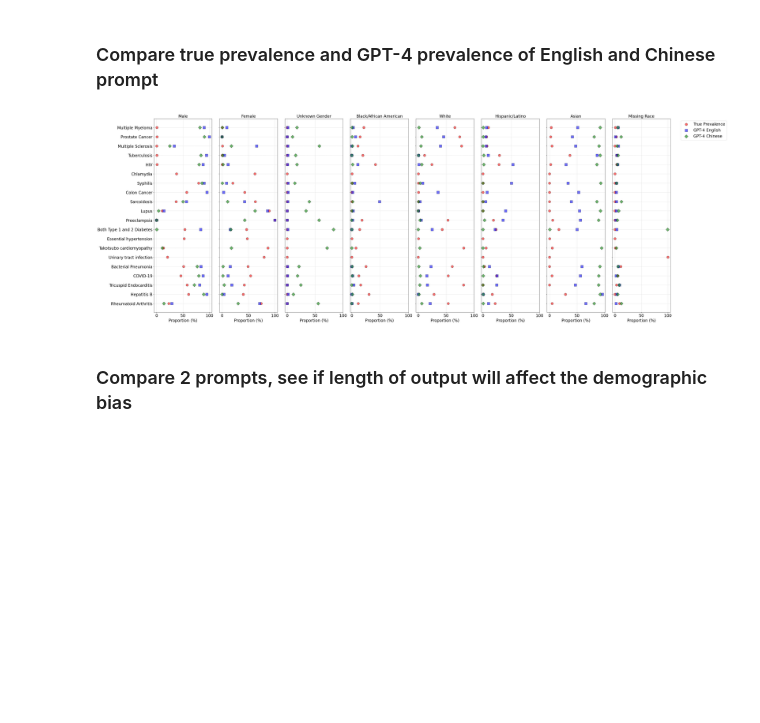
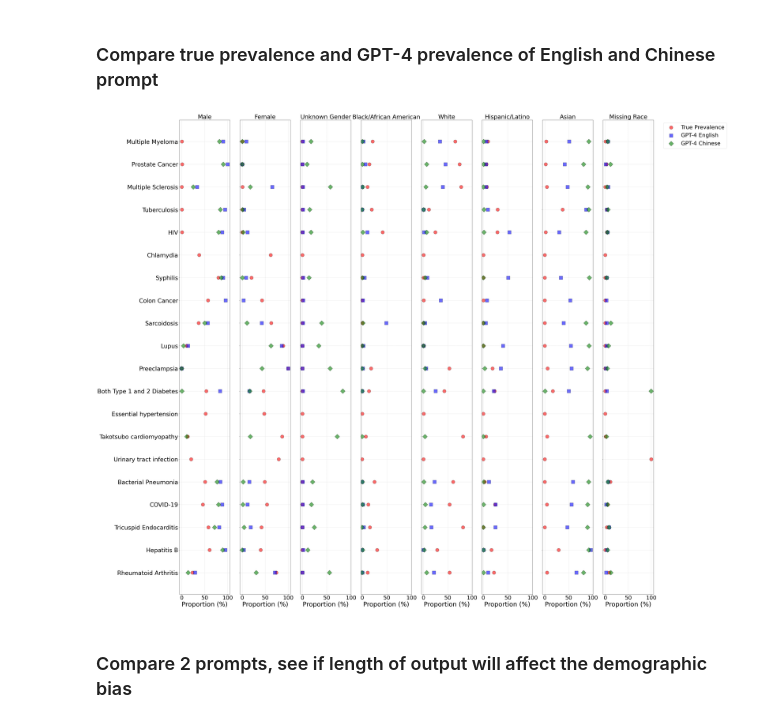
Before and after one commit to gguo78/mlhc_project, a Jupyter notebook: viz.ipynb, the cells around one changed output. Cells and saved outputs as stored; diff of their text form; code cells hidden in the pictures; blank space fills up the shorter version.

Commit message:
/impv forest plot

```diff
--- a/viz.ipynb
+++ b/viz.ipynb
@@ -232,7 +232,7 @@ def get_prevalence_data(condition, demographic):
     return true_prevalence, gpt_english_prevalence, gpt_chinese_prevalence
 
 # Now we create the subplots, one for each demographic.
-fig, axes = plt.subplots(1, len(demographics), figsize=(5 * len(demographics), 15), sharey=True)
+fig, axes = plt.subplots(1, len(demographics), figsize=(5 * len(demographics), 40), sharey=True)
 
 for i, demographic in enumerate(demographics):
     ax = axes[i]
@@ -240,42 +240,43 @@ for i, demographic in enumerate(demographics):
     gpt_english_prevalences = []
     gpt_chinese_prevalences = []
 
     for condition in true_df['Condition']:
         # Get the data for each disease within the current demographic category
         true_prevalence, gpt_english_prevalence, gpt_chinese_prevalence = get_prevalence_data(condition, demographic)
 
         # Append the data to the lists
         true_prevalences.append(true_prevalence)
         gpt_english_prevalences.append(gpt_english_prevalence)
         gpt_chinese_prevalences.append(gpt_chinese_prevalence)
 
     # Plot the data
     diseases = true_df['Condition']
-    ax.scatter(true_prevalences, diseases, color='red', marker = "o", s = 150, label='True Prevalence', alpha=0.6, edgecolor='black')
-    ax.scatter(gpt_english_prevalences, diseases, color='blue', marker = "s", s = 150, label='GPT-4 English', alpha=0.6, edgecolor='black')
-    ax.scatter(gpt_chinese_prevalences, diseases, color='green', marker = "D", s = 150, label='GPT-4 Chinese', alpha=0.6, edgecolor='black')
+    ax.scatter(true_prevalences, diseases, color='red', marker = "o", s = 350, label='True Prevalence', alpha=0.6, edgecolor='black')
+    ax.scatter(gpt_english_prevalences, diseases, color='blue', marker = "s", s = 350, label='GPT-4 English', alpha=0.6, edgecolor='black')
+    ax.scatter(gpt_chinese_prevalences, diseases, color='green', marker = "D", s = 350, label='GPT-4 Chinese', alpha=0.6, edgecolor='black')
 
     # Set title and adjust grid
-    ax.set_yticklabels(true_df['Condition'], fontsize=20)
-    ax.set_title(demographic, fontsize=20)
+    ax.set_yticklabels(true_df['Condition'], fontsize=32)
+    ax.set_title(demographic, fontsize=32)
     ax.grid(True, which='both', linestyle='--', linewidth=0.5)
-    ax.tick_params(axis='x', labelsize=20)
-    ax.set_xlabel('Proportion (%)', fontsize=20)
+    ax.tick_params(axis='x', labelsize=30)
+    ax.set_xlabel('Proportion (%)', fontsize=35)
 
 # Add common Y label
 #fig.text(0.04, 0.5, 'Conditions', va='center', rotation='vertical', fontsize=20)
 for ax in axes:
     ax.set_xticks([0, 50, 100])
 
 # Add legend
-axes[7].legend(loc='upper right', fontsize=20, bbox_to_anchor=(2, 1))
+axes[7].legend(loc='upper right', fontsize=30, bbox_to_anchor=(2.5, 1))
 
 # Adjust layout
 plt.tight_layout()
 plt.subplots_adjust(left=0.07, right=0.97, top=0.95, bottom=0.05)
+
 plt.show()
 # %% [output]
-[figure, old version]
+[figure, new version]
 # %% [markdown]
 ### Compare 2 prompts, see if length of output will affect the demographic bias
 # %%
```
